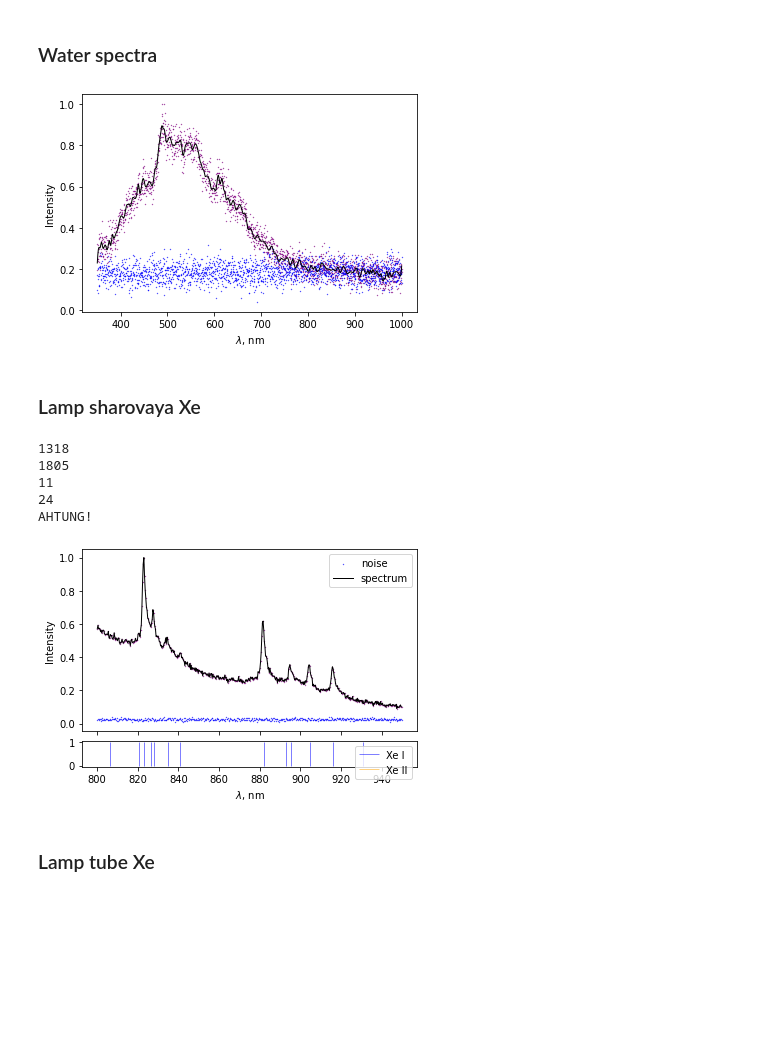
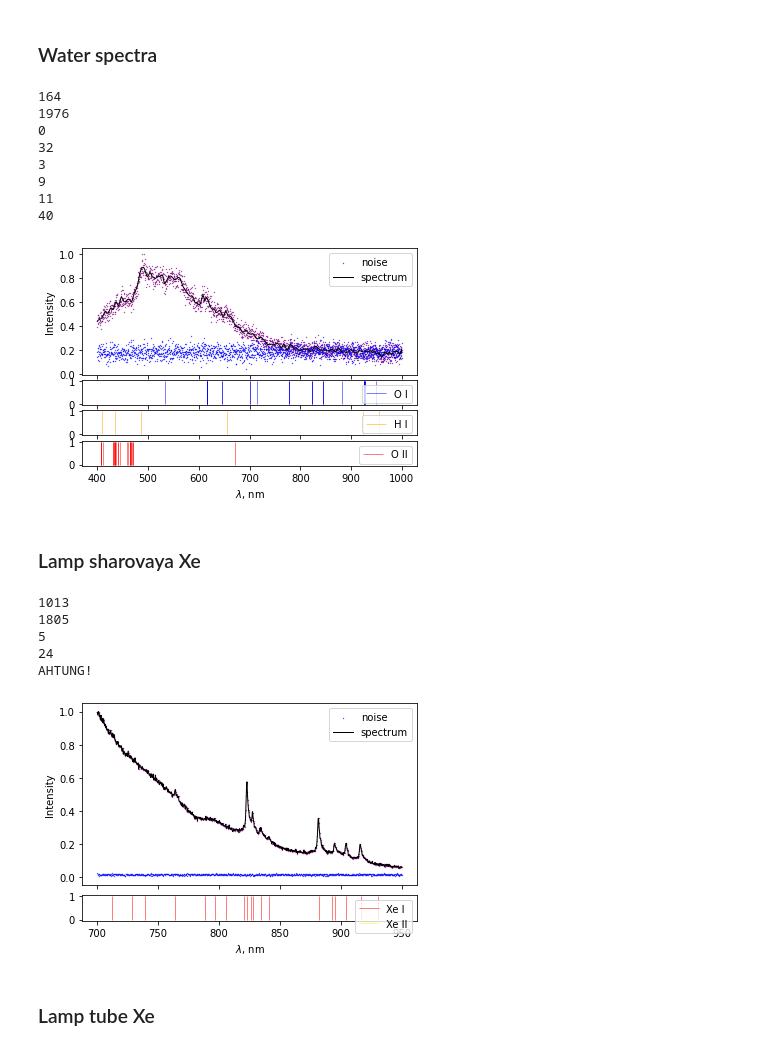
Before and after one commit to futherus/laser_induced_breakdown, a Jupyter notebook: notebook.ipynb, the cells around one changed output. Drawn from its saved outputs; the diff is of its cells as text; code cells hidden in the pictures; blank space fills up the shorter version.

Commit message:
Add water spectrum lines.

```diff
--- a/notebook.ipynb
+++ b/notebook.ipynb
@@ -166,17 +166,42 @@ fig.savefig( 'gen/air_lines.pdf')
 # %% [markdown]
 ### Water spectra
 # %%
-show_spectrum( spectra['water'], 3, (350, 1000))
+#show_spectrum( spectra['water'], 2.8, (350, 1000))
+
+fig, (ax1,ax2,ax3,ax4) = plt.subplots(nrows=4, sharex=True, gridspec_kw={'height_ratios': [5, 1, 1, 1], 'hspace': 0.1})
+show_spectrum( spectra['water'], 2.8, (400, 1000), plot = ax1)
+
+no_lines = spectrum_lines("data/h2o_lines.txt")
+#show_all_spectrum_lines( no_lines, (400, 1000), plot = ax2)
+show_named_spectrum_lines( no_lines, ('O I',), (400, 1000), plot = ax2)
+show_named_spectrum_lines( no_lines, ('H I',), (400, 1000), plot = ax3)
+show_named_spectrum_lines( no_lines, ('O II',), (400, 1000), plot = ax4)
+ax2.legend()
+ax3.legend()
+ax4.legend()
+
+ax1.set_ylabel( r"Intensity")
+ax4.set_xlabel( r"$\lambda$, nm")
+
+fig.savefig( 'gen/water_lines.pdf')
 # %% [output]
+164
+1976
+0
+32
+3
+9
+11
+40
-[figure, old version]
+[figure, new version]
 # %% [markdown]
 ### Lamp sharovaya Xe
 # %%
 fig, (ax1,ax2) = plt.subplots(nrows=2, sharex=True, gridspec_kw={'height_ratios': [7, 1], 'hspace': 0.1})
-show_spectrum( spectra['lamp_sharovaya'], 0, (800, 950), plot = ax1)
+show_spectrum( spectra['lamp_sharovaya'], 0, (700, 950), plot = ax1)
 
 xe_lines = spectrum_lines("data/xe_lines.txt", 26)
-show_all_spectrum_lines( xe_lines, (800, 950), plot = ax2)
+show_all_spectrum_lines( xe_lines, (700, 950), plot = ax2)
 
 ax2.legend()
 
@@ -185,12 +210,12 @@ ax2.set_xlabel( r"$\lambda$, nm")
 
 fig.savefig( 'gen/xe_lines_spherical.pdf')
 # %% [output]
-1318
+1013
 1805
-11
+5
 24
 AHTUNG!
-[figure, old version]
+[figure, new version]
 # %% [markdown]
 ### Lamp tube Xe
 # %%
```
Also changed, not shown: parts of 6 cells of this notebook, 2 other files.
